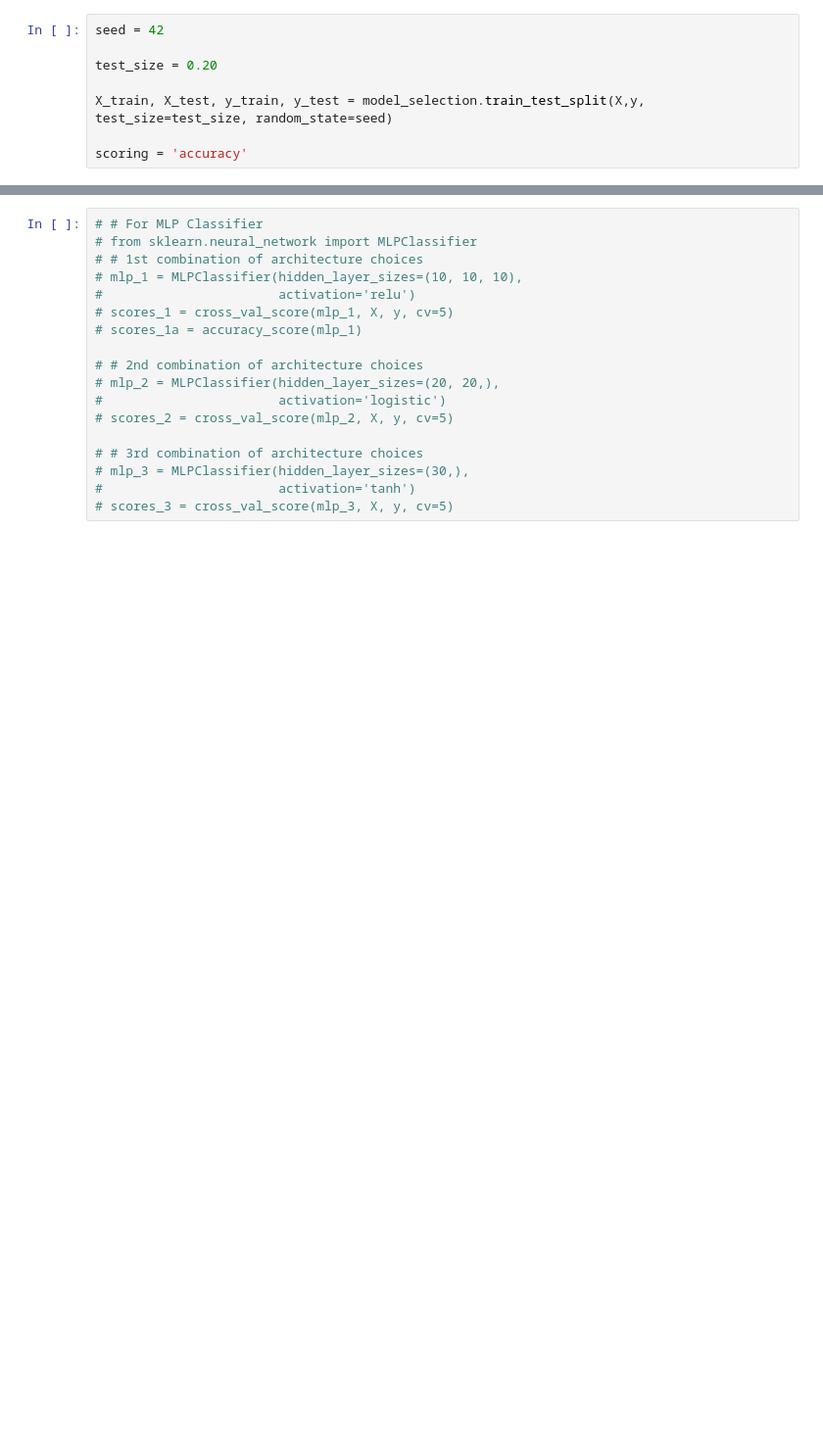
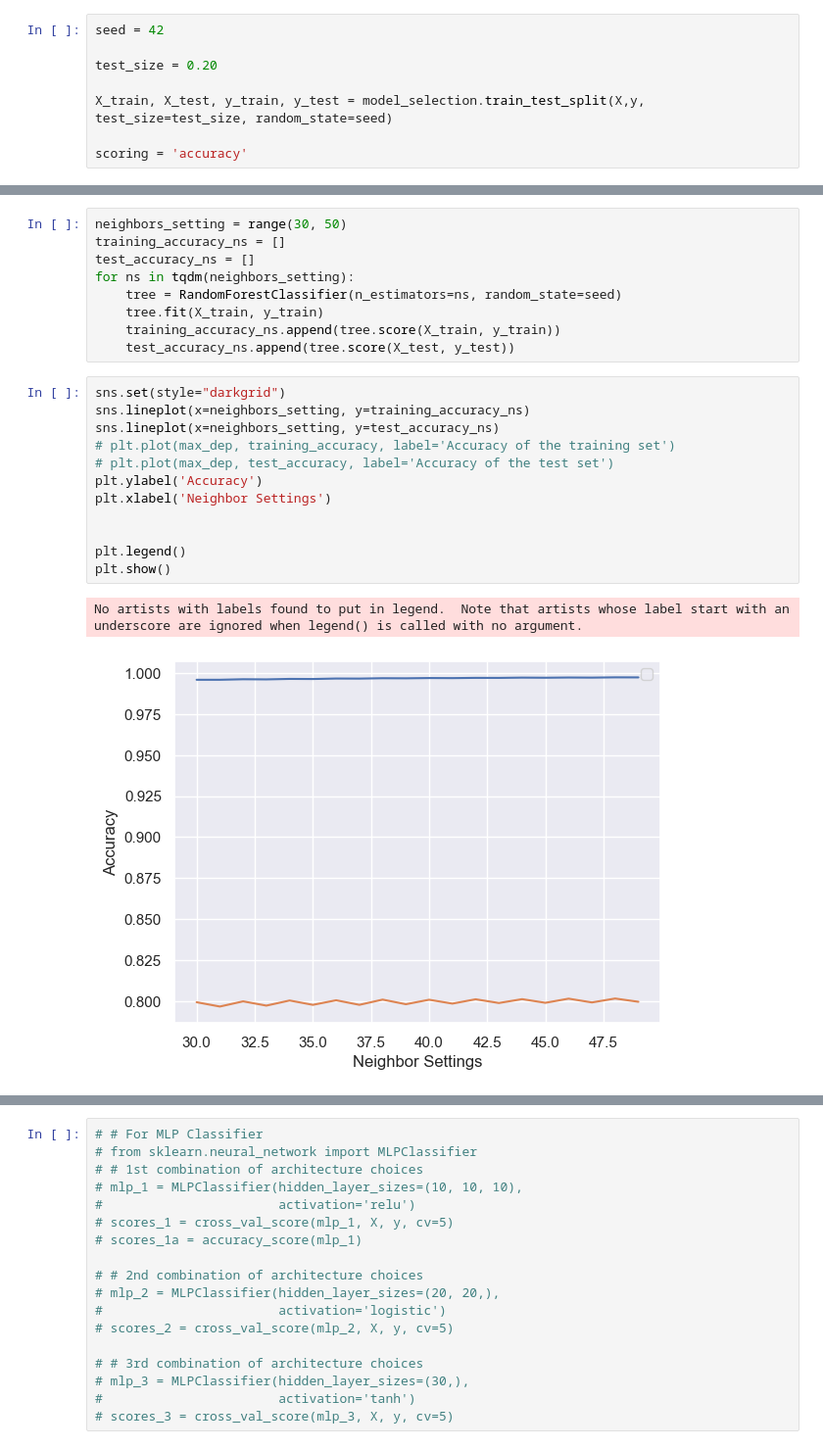
Before and after one commit to KingCyrus20/PAT-Clone-Detection, a Jupyter notebook: Project.ipynb, the cells around one changed output, grey strips where cells are left out. Shown at 98% size. Cells and saved outputs as stored; diff of their text form; blank space fills up the shorter version.

```diff
--- a/Project.ipynb
+++ b/Project.ipynb
@@ -237,0 +410,24 @@ KeyboardInterrupt:
+# %%
+neighbors_setting = range(30, 50)
+training_accuracy_ns = []
+test_accuracy_ns = []
+for ns in tqdm(neighbors_setting):
+    tree = RandomForestClassifier(n_estimators=ns, random_state=seed)
+    tree.fit(X_train, y_train)
+    training_accuracy_ns.append(tree.score(X_train, y_train))
+    test_accuracy_ns.append(tree.score(X_test, y_test))
+# %%
+sns.set(style="darkgrid")
+sns.lineplot(x=neighbors_setting, y=training_accuracy_ns)
+sns.lineplot(x=neighbors_setting, y=test_accuracy_ns)
+# plt.plot(max_dep, training_accuracy, label='Accuracy of the training set')
+# plt.plot(max_dep, test_accuracy, label='Accuracy of the test set')
+plt.ylabel('Accuracy')
+plt.xlabel('Neighbor Settings')
+
+
+plt.legend()
+plt.show()
+# %% [output]
+No artists with labels found to put in legend.  Note that artists whose label start with an underscore are ignored when legend() is called with no argument.
+[figure, added]
```
Also changed, not shown: parts of 33 cells of this notebook.
